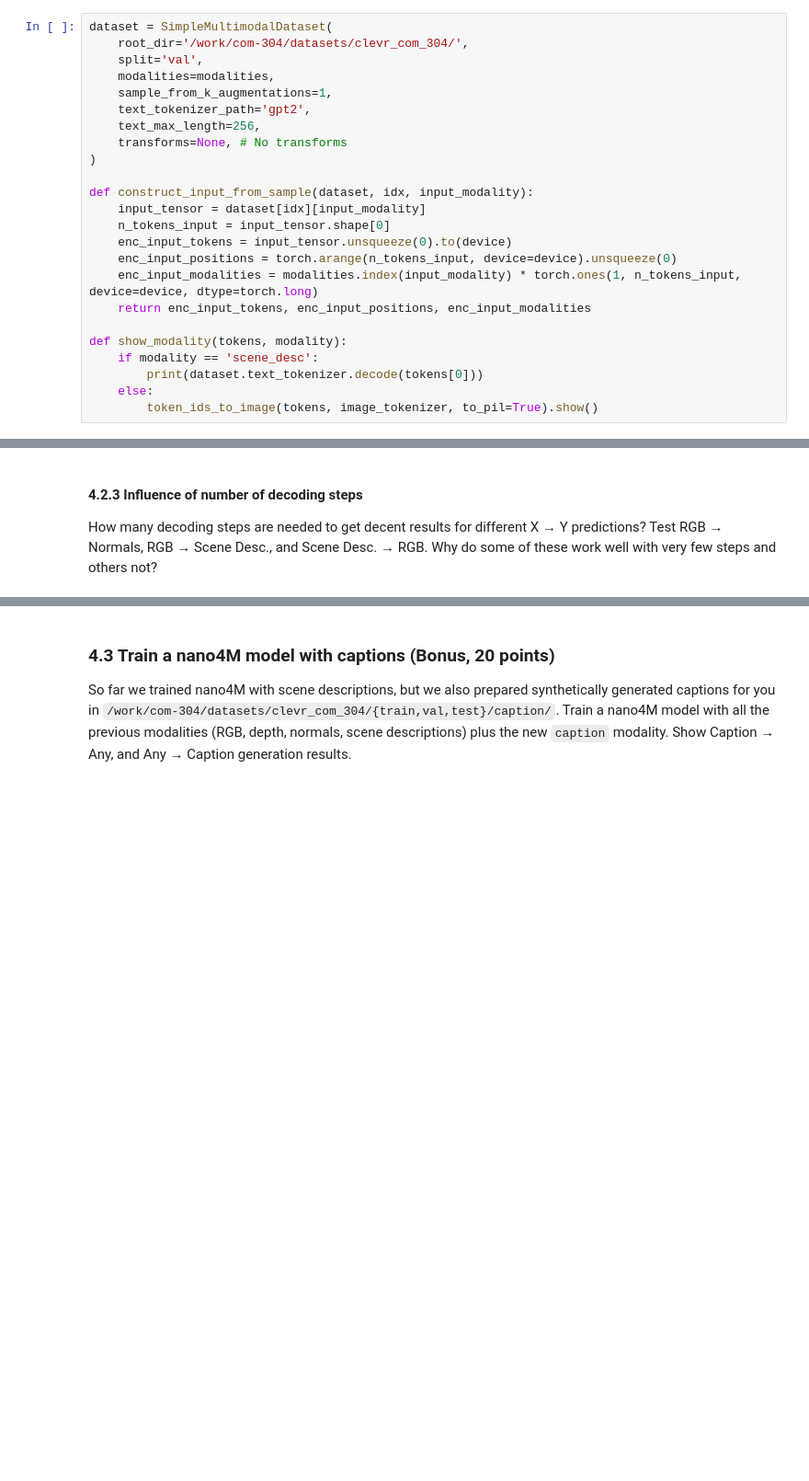
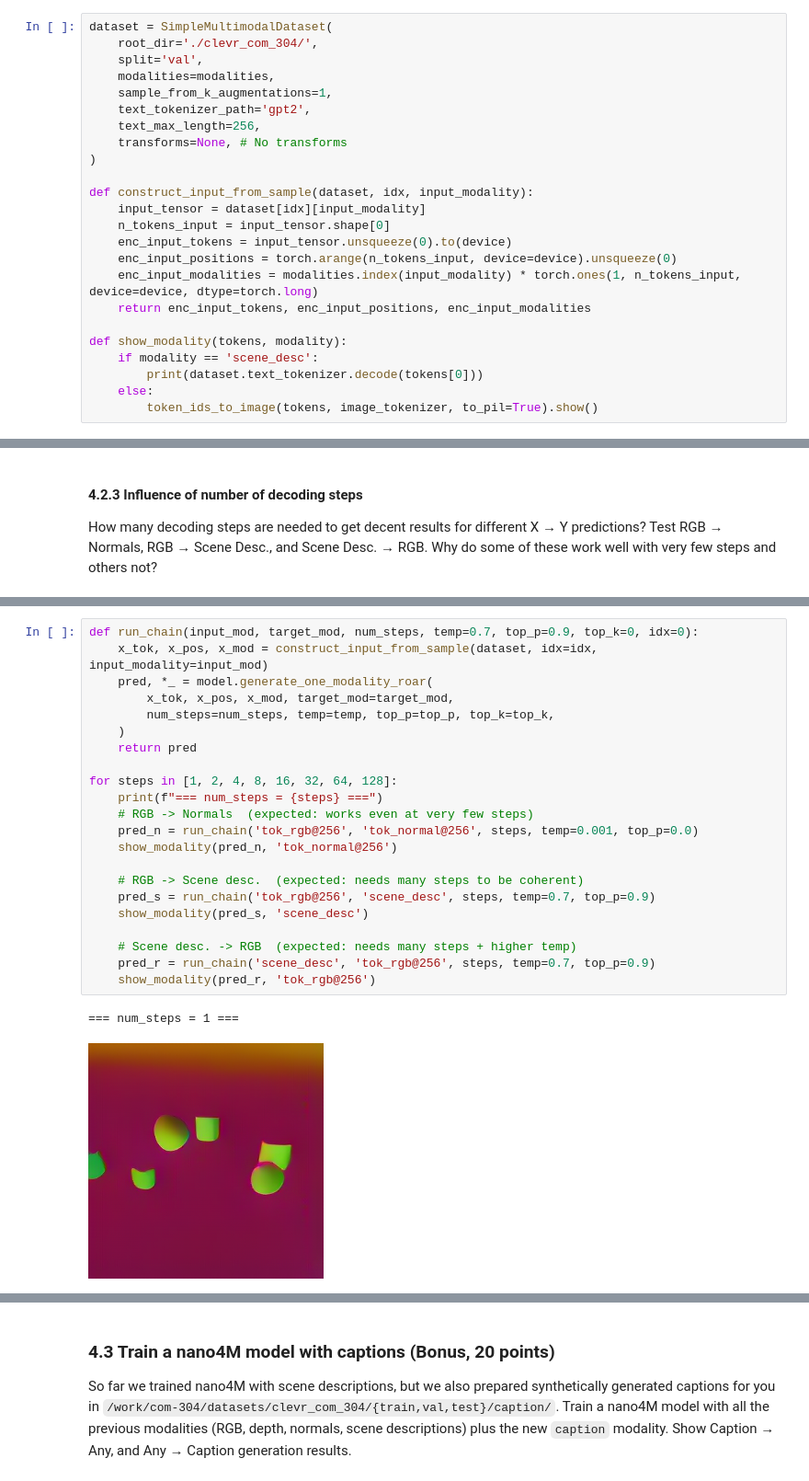
Before and after one commit to ouyangyuchen/2026-Spring-CS503-Visual-Intelligence-Homework, a Jupyter notebook: NanoFM_Homeworks/notebooks/CS503_FM_part3_nano4M.ipynb, the cells around one changed output, grey strips where cells are left out. Shown at 92% size. Cells and saved outputs as stored; diff of their text form; blank space fills up the shorter version.

```diff
--- a/NanoFM_Homeworks/notebooks/CS503_FM_part3_nano4M.ipynb
+++ b/NanoFM_Homeworks/notebooks/CS503_FM_part3_nano4M.ipynb
@@ -595,7 +597,7 @@ print(f'{model.get_num_params() / 10**6}M parameters')
 To test the model, let's load some (unmasked) samples from the validation set:
 # %%
 dataset = SimpleMultimodalDataset(
-    root_dir='/work/com-304/datasets/clevr_com_304/',
+    root_dir='./clevr_com_304/',
     split='val',
     modalities=modalities,
     sample_from_k_augmentations=1,
@@ -727,0 +822,25 @@ How many decoding steps are needed to get decent results for different X → Y p
+# %%
+def run_chain(input_mod, target_mod, num_steps, temp=0.7, top_p=0.9, top_k=0, idx=0):
+    x_tok, x_pos, x_mod = construct_input_from_sample(dataset, idx=idx, input_modality=input_mod)
+    pred, *_ = model.generate_one_modality_roar(
+        x_tok, x_pos, x_mod, target_mod=target_mod,
+        num_steps=num_steps, temp=temp, top_p=top_p, top_k=top_k,
+    )
+    return pred
+
+for steps in [1, 2, 4, 8, 16, 32, 64, 128]:
+    print(f"=== num_steps = {steps} ===")
+    # RGB -> Normals  (expected: works even at very few steps)
+    pred_n = run_chain('tok_rgb@256', 'tok_normal@256', steps, temp=0.001, top_p=0.0)
+    show_modality(pred_n, 'tok_normal@256')
+
+    # RGB -> Scene desc.  (expected: needs many steps to be coherent)
+    pred_s = run_chain('tok_rgb@256', 'scene_desc', steps, temp=0.7, top_p=0.9)
+    show_modality(pred_s, 'scene_desc')
+
+    # Scene desc. -> RGB  (expected: needs many steps + higher temp)
+    pred_r = run_chain('scene_desc', 'tok_rgb@256', steps, temp=0.7, top_p=0.9)
+    show_modality(pred_r, 'tok_rgb@256')
+# %% [output]
+=== num_steps = 1 ===
+[figure, added]
```
Also changed, not shown: parts of 28 cells of this notebook, 1 other file.
